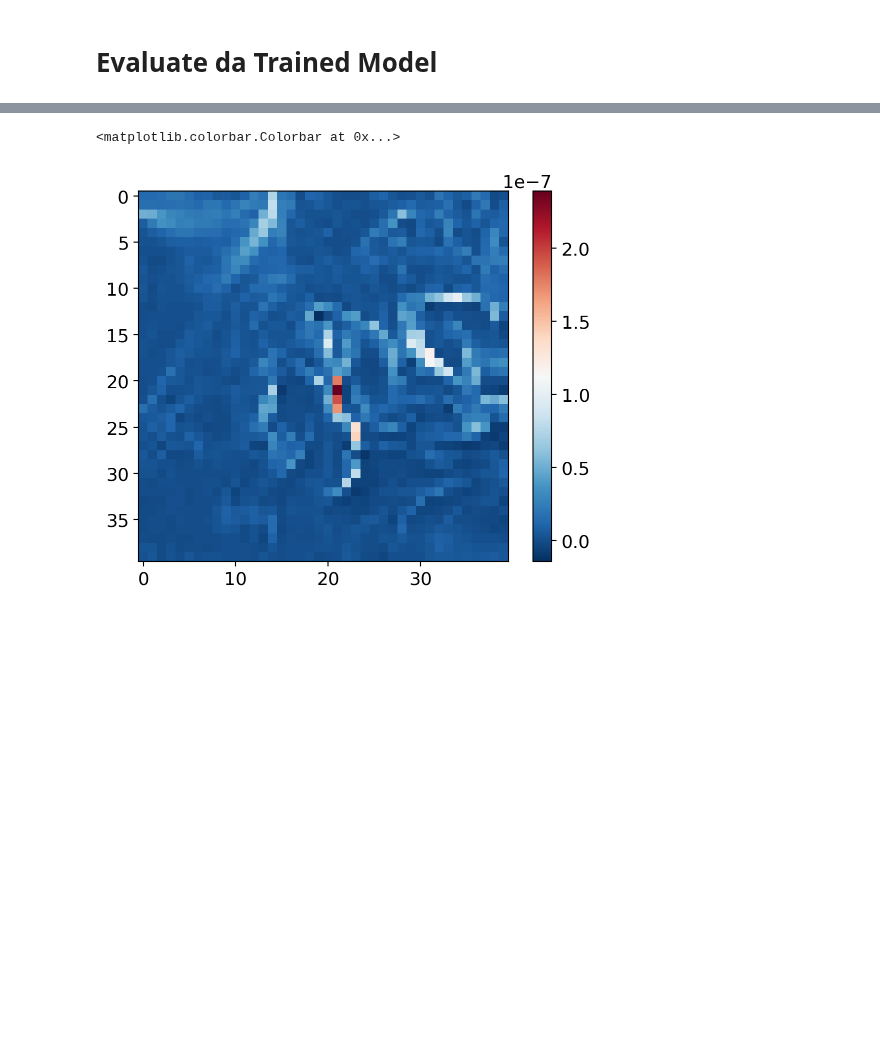
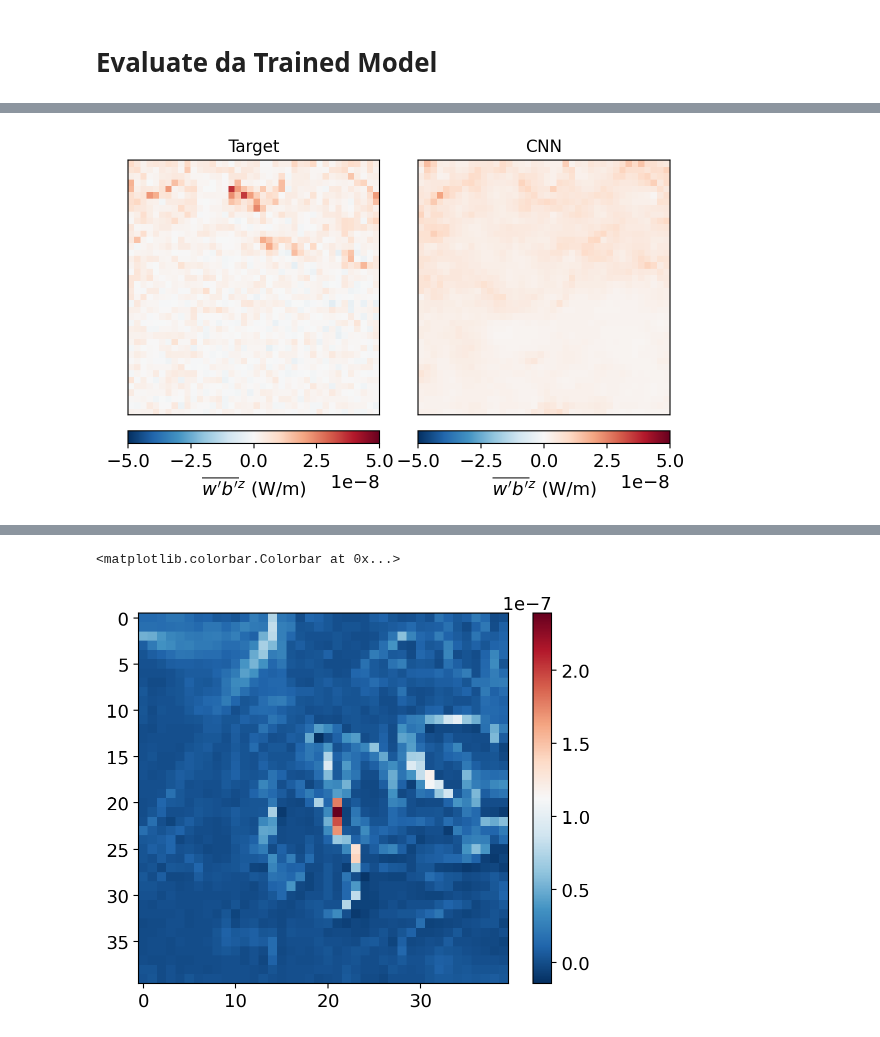
Before and after one commit to andrewfagerheim/ML_project, a Jupyter notebook: submeso_ml_model.ipynb, the cells around one changed output, grey strips where cells are left out. Saved outputs shown, nothing was run; the diff lists cells and outputs as text; code cells hidden in the pictures; blank space fills up the shorter version.

```diff
--- a/submeso_ml_model.ipynb
+++ b/submeso_ml_model.ipynb
@@ -396 +412,28 @@ Coordinates:
+# %%
+fig, axes = plt.subplots(nrows=1, ncols=2,figsize=(6,4))
+
+ind=10
+clim = 5e-8
+
+target_map = y_test_xr[ind]
+predicted_map = y_test_mse_pre.WB_sg[ind]
+
+plt.subplot(1, 2, 1)
+plt.pcolor(np.flip(target_map, axis=0),cmap='RdBu_r',vmin=-clim,vmax=clim)
+plt.xticks([])
+plt.yticks([])
+cb = plt.colorbar(location='bottom',pad=0.05)
+cb.set_label(r'$\overline{w^\prime b^\prime}^z$' + ' (W/m)')
+plt.title('Target',fontsize=12)
+
+plt.subplot(1, 2, 2)
+plt.pcolor(np.flip(predicted_map, axis=0),cmap='RdBu_r',vmin=-clim,vmax=clim)
+plt.xticks([])
+plt.yticks([])
+cb = plt.colorbar(location='bottom',pad=0.05)
+cb.set_label(r'$\overline{w^\prime b^\prime}^z$' + ' (W/m)')
+plt.title('CNN',fontsize=12)
+plt.tight_layout()
+# %% [output]
+[figure, added]
 # %%
```
Also changed, not shown: parts of 16 cells of this notebook.
